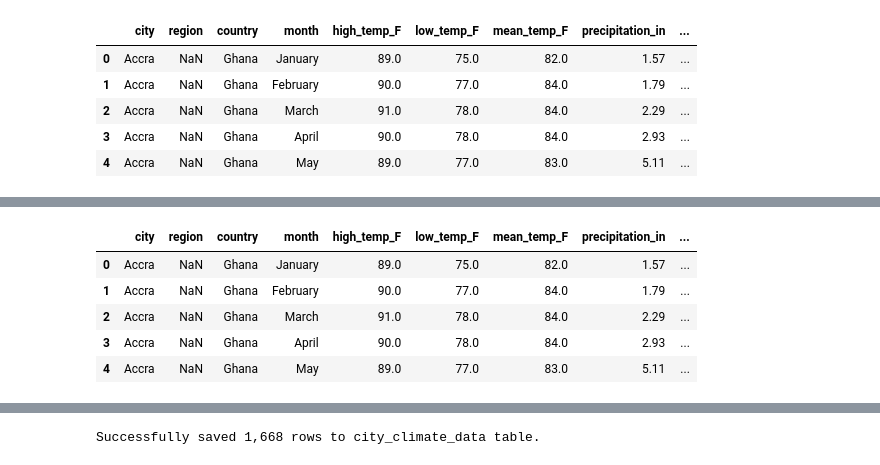
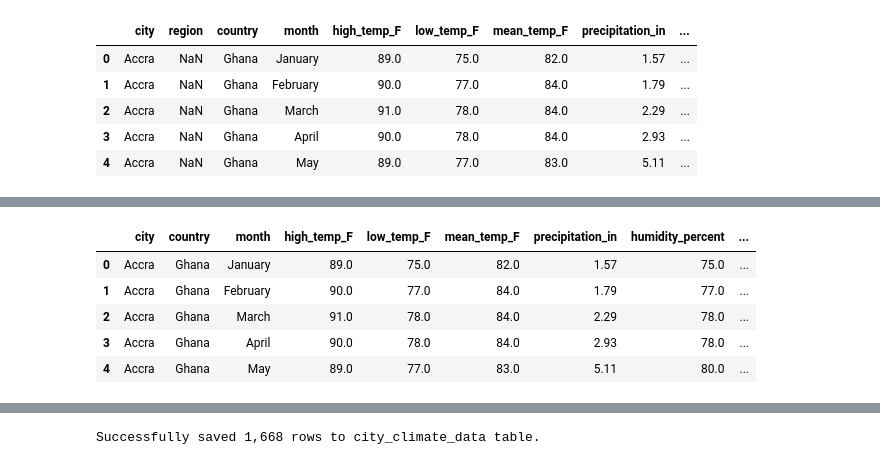
Before and after one commit to novice86/urban-climate-explorer, a Jupyter notebook: src/data_enrichment.ipynb, the cells around one changed output, grey strips where cells are left out. Drawn from its saved outputs; the diff is of its cells as text; code cells hidden in the pictures.

Commit message:
fix: store final dataframe to sqlite db and enrich data

```diff
--- a/src/data_enrichment.ipynb
+++ b/src/data_enrichment.ipynb
@@ -1,3 +1,6 @@
 # %%
 import pandas as pd
 import sqlite3
+
+
+pd.set_option('display.max_rows', None)
@@ -201,9 +222,11 @@ print(missing_in_maps)
 # %%
 # Create a lookup table from SimpleMaps
-# Sort by population to ensure we grab the region for the major city, not a tiny duplicate
+# Keep only most populous entry per city+country (avoid duplicates)
 map_lookup = (
-    simple_map_cities_df.sort_values('population', ascending=False)
-    .drop_duplicates(subset=['city_clean', 'country_clean'])
+    simple_map_cities_df
+    .sort_values('population', ascending=False)
+    .drop_duplicates(subset=['city_clean', 'country_clean'], keep='first')
+    .reset_index(drop=True)
 )
 map_lookup.head()
 # %% [output]
@@ -214,15 +237,14 @@ map_lookup.head()
 | 3 | Mumbai | Mumbai | 19.0758 | 72.8775 | India | IN | IND | Mahārāshtra | admin | 24973000.0 | ... |
 | 4 | Shanghai | Shanghai | 31.2325 | 121.4692 | China | CN | CHN | Shanghai | admin | 24870895.0 | ... |
 # %%
-# Merge the region column into weather data
-weather_df = pd.merge(
-    weather_df,
-    map_lookup[["city_clean", "country_clean", "region_clean"]],
+# Tier1 merge - city + country only
+tier1 = weather_df.merge(
+    map_lookup[["city_clean", "country_clean", "region_clean", "lat", "lng", "population"]],
     on=["city_clean", "country_clean"],
     how="left",
-    suffixes=('', "_from_map")
+    suffixes=('_weather', "_map")
 )
-weather_df.head()
+tier1.head()
 # %% [output]
 |  | city | region | country | month | high_temp_F | low_temp_F | mean_temp_F | precipitation_in | ... |
 | 0 | Accra | NaN | Ghana | January | 89.0 | 75.0 | 82.0 | 1.57 | ... |
@@ -233,11 +308,16 @@ weather_df.head()
 # %%
-weather_df['region_clean'] = weather_df['region_clean'].fillna(weather_df['region_clean_from_map'])
-weather_df = weather_df.drop(columns=['region_clean_from_map'])
-weather_df.head()
+# Drop all the weather-based region columns
+# (using errors='ignore' just in case one of them was already dropped)
+tier1 = tier1.drop(columns=['region', 'region_clean', 'region_clean_weather'], errors='ignore')
+
+# Rename the map's region column to be your official region column
+tier1 = tier1.rename(columns={'region_clean_map': 'region'})
-# %% [output]
-|  | city | region | country | month | high_temp_F | low_temp_F | mean_temp_F | precipitation_in | ... |
-| 0 | Accra | NaN | Ghana | January | 89.0 | 75.0 | 82.0 | 1.57 | ... |
-| 1 | Accra | NaN | Ghana | February | 90.0 | 77.0 | 84.0 | 1.79 | ... |
-| 2 | Accra | NaN | Ghana | March | 91.0 | 78.0 | 84.0 | 2.29 | ... |
-| 3 | Accra | NaN | Ghana | April | 90.0 | 78.0 | 84.0 | 2.93 | ... |
-| 4 | Accra | NaN | Ghana | May | 89.0 | 77.0 | 83.0 | 5.11 | ... |
+# %%
+tier1.head()
+# %% [output]
+|  | city | country | month | high_temp_F | low_temp_F | mean_temp_F | precipitation_in | humidity_percent | ... |
+| 0 | Accra | Ghana | January | 89.0 | 75.0 | 82.0 | 1.57 | 75.0 | ... |
+| 1 | Accra | Ghana | February | 90.0 | 77.0 | 84.0 | 1.79 | 77.0 | ... |
+| 2 | Accra | Ghana | March | 91.0 | 78.0 | 84.0 | 2.29 | 78.0 | ... |
+| 3 | Accra | Ghana | April | 90.0 | 78.0 | 84.0 | 2.93 | 78.0 | ... |
+| 4 | Accra | Ghana | May | 89.0 | 77.0 | 83.0 | 5.11 | 80.0 | ... |
```
Also changed, not shown: parts of 29 cells of this notebook, 3 other files.
